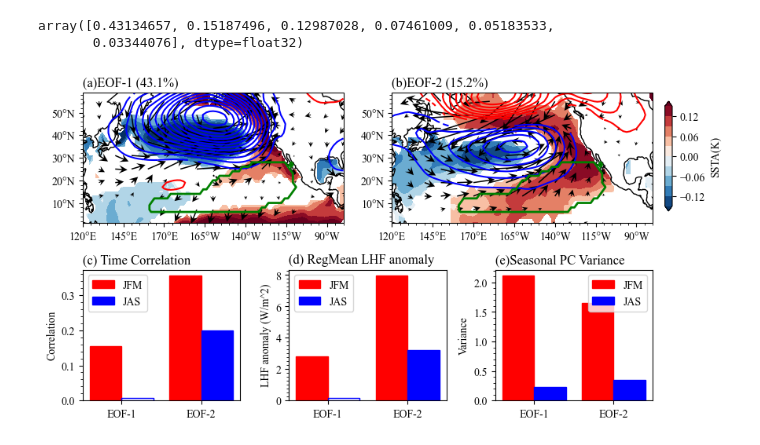
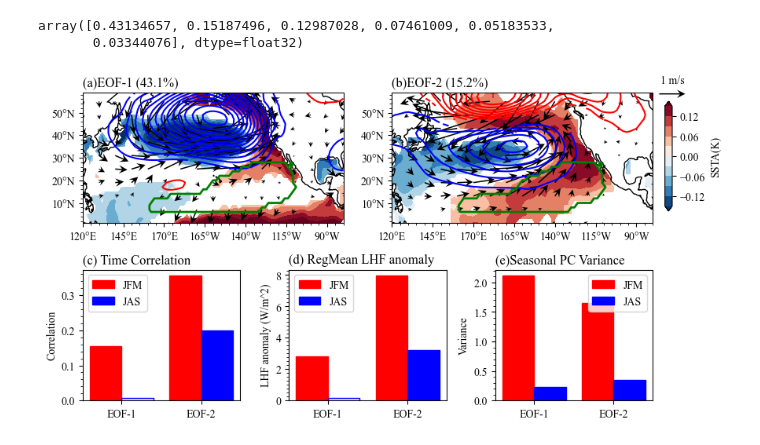
Before and after one commit to ZiluM/PMMPhaseLocking, a Jupyter notebook: Fig7.ipynb, the cells around one changed output. Saved outputs shown, nothing was run; the diff lists cells and outputs as text; code cells hidden in the pictures.

```diff
--- a/Fig7.ipynb
+++ b/Fig7.ipynb
@@ -138,6 +138,7 @@ for i in range(2):
     ax.init_map()
     ax.set_title("({})EOF-{:} ({:.1f}%)".format(abcd[i],i+1,var_pc[i]*100),fontsize=12,loc="left")
 ax_cb = fig.add_axes([0.86,0.6,0.01,0.3])
+ax.quiverkey(q,0.87,0.92,1,"1 m/s",coordinates="figure")
 cb = fig.colorbar(n,cax=ax_cb,orientation="vertical", spacing="proportional")
 cb.set_label("SSTA(K)")
 # ==============================================================================================================
@@ -178,31 +179,31 @@ xticks = ["EOF-{}".format(i+1) for i in x0]
 ax.set_xticklabels(xticks)
 ax.legend(handles,labels)
 ax.set_title("(d) RegMean LHF anomaly",loc="left")
 ax.set_ylabel("LHF anomaly (W/m^2)")
 ax.yaxis.set_minor_locator(MultipleLocator(0.25))
 
 # ==============================================================================================================
 
 y1 = [2.111663 , 1.6581789]
 y2 = [0.23429489, 0.34731388]
 x0 = np.array([0,1])
 # wid = 0.15
 ax = ax_ls[4]
 col1 = ['red','red']
 col2 = ['blue','blue']
 ax.bar(x0-wid,y1,width=wid*2,color=col1,edgecolor="red",label="JFM")
 ax.bar(x0+wid,y2,width=wid*2,color=col2,edgecolor="blue",label="JAS")
 ax.set_xticks(x0)
 xticks = ["EOF-{}".format(i+1) for i in x0]
 ax.set_xticklabels(xticks)
 ax.legend(handles,labels)
 ax.set_title("(e)Seasonal PC Variance",loc='left')
 ax.set_ylabel("Variance")
 ax.yaxis.set_minor_locator(MultipleLocator(0.1))
 
 # ==============================================================================================================
 
 fig.set_tight_layout(tight=True)
 plt.savefig("./pic/Fig7.png",dpi=300)
 # %% [output]
-[figure, old version]
+[figure, new version]
```
Also changed, not shown: 8 other files.
